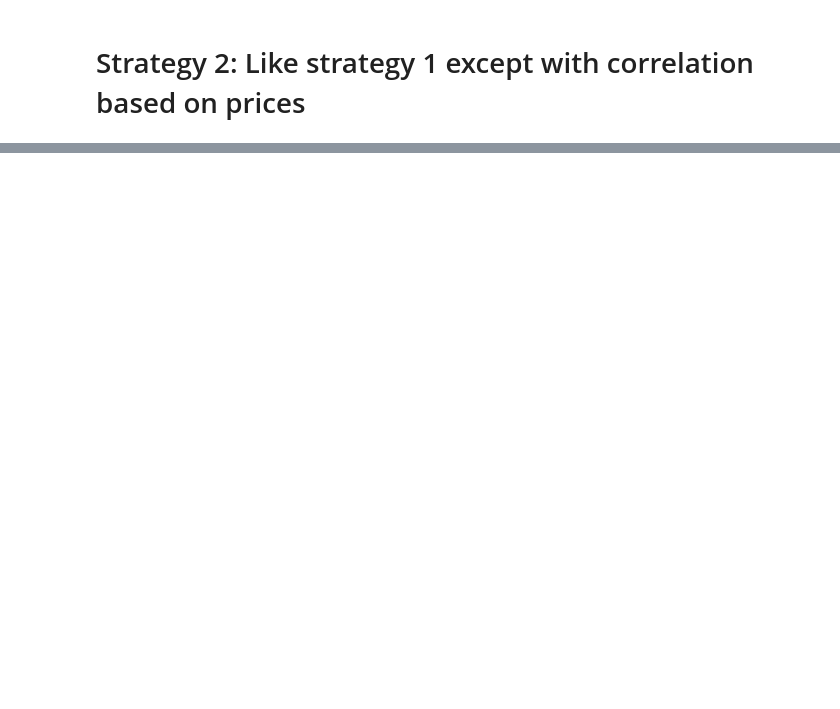
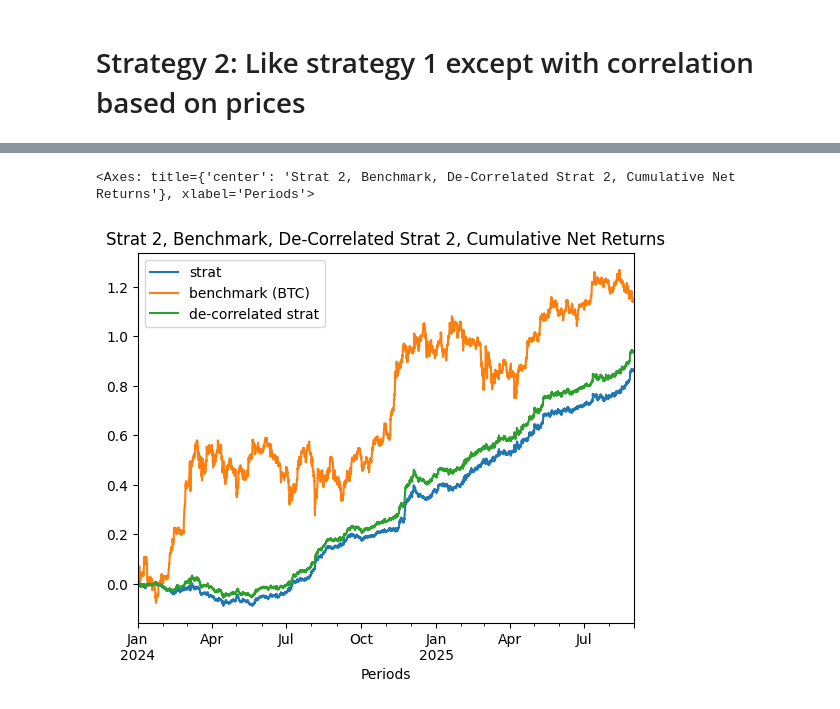
Before and after one commit to wbchristerson/crypto-strategies, a Jupyter notebook: correlation.ipynb, the cells around one changed output, grey strips where cells are left out. Saved outputs shown, nothing was run; the diff lists cells and outputs as text; code cells hidden in the pictures; blank space fills up the shorter version.

```diff
--- a/correlation.ipynb
+++ b/correlation.ipynb
@@ -299,0 +243,11 @@ coin_px_to_look_back_reg_params
+# %%
+df = pd.DataFrame({
+    "strat": net_returns,
+    "benchmark (BTC)": test_btc_rets,
+    "de-correlated strat": get_de_correlated_returns(net_returns, test_btc_rets)
+})
+
+df.cumsum().plot(title = "Strat 2, Benchmark, De-Correlated Strat 2, Cumulative Net Returns")
+# %% [output]
+<Axes: title={'center': 'Strat 2, Benchmark, De-Correlated Strat 2, Cumulative Net Returns'}, xlabel='Periods'>
+[figure, added]
```
Also changed, not shown: parts of 20 cells of this notebook, 2 other files.
